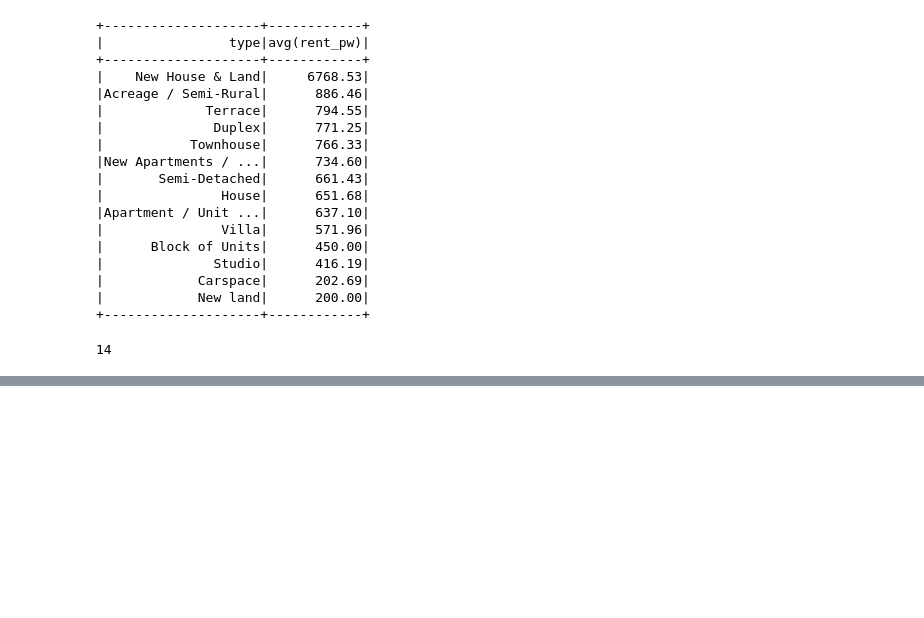
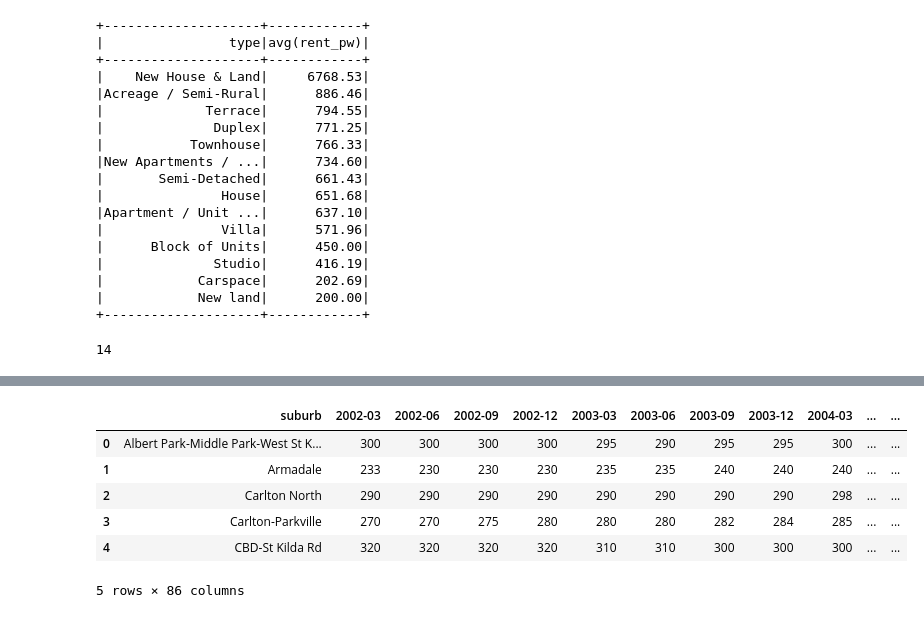
Before and after one commit to MAST30034-AppliedDataScience/project-2-group-real-estate-industry-project-11, a Jupyter notebook: notebooks/preprocess.ipynb, the cells around one changed output, grey strips where cells are left out. Cells and saved outputs as stored; diff of their text form; code cells hidden in the pictures; blank space fills up the shorter version.

Commit message:
Update preprocess.ipynb
I preprocessed 'Moving annual rent by suburb - March quarter 2023.xlsx'.

```diff
--- a/notebooks/preprocess.ipynb
+++ b/notebooks/preprocess.ipynb
@@ -164,3 +172,7 @@ avg_rent_per_type.count()
 |            New land|      200.00|
 +--------------------+------------+
 14
+# %%
+# Read the last page of the xlsx file
+historical_rent = pd.read_excel('../data/raw/Moving annual rent by suburb - March quarter 2023.xlsx', sheet_name='All properties')
+historical_rent.head()
@@ -166,0 +187,5 @@ avg_rent_per_type.count()
+# %%
+# Drop the columns from 'Lease commenced in year ending' to 'Unnamed: 17' (years before 2002 with some missing values) and the fisrt column (irrelevant granular information)
+historical_rent = historical_rent.drop(columns=historical_rent.columns[2:18])
+historical_rent = historical_rent.drop(columns=historical_rent.columns[0])
+historical_rent.head()
@@ -166,0 +200,4 @@ avg_rent_per_type.count()
+# %%
+# Dorp the even columns (count information)
+historical_median = historical_rent.iloc[:, ::2]
+historical_median.head()
@@ -166,0 +212,4 @@ avg_rent_per_type.count()
+# %%
+# Drop the first two rows and reset the index
+historical_median = historical_median.drop([0, 1]).reset_index(drop=True)
+historical_median.head()
@@ -166,0 +224,12 @@ avg_rent_per_type.count()
+# %%
+# Rename the column 'Unnamed: 19' as '2002-03' and the rest of the columns in the format of 'year-month' as each quarter
+historical_median.columns = ['suburb', '2002-03', '2002-06', '2002-09', '2002-12', '2003-03', '2003-06', '2003-09', '2003-12', '2004-03', '2004-06', '2004-09', '2004-12', '2005-03', '2005-06', '2005-09', '2005-12', '2006-03', '2006-06', '2006-09', '2006-12', '2007-03', '2007-06', '2007-09', '2007-12', '2008-03', '2008-06', '2008-09', '2008-12', '2009-03', '2009-06', '2009-09', '2009-12', '2010-03', '2010-06', '2010-09', '2010-12', '2011-03', '2011-06', '2011-09', '2011-12', '2012-03', '2012-06', '2012-09', '2012-12', '2013-03', '2013-06', '2013-09', '2013-12', '2014-03', '2014-06', '2014-09', '2014-12', '2015-03', '2015-06', '2015-09', '2015-12', '2016-03', '2016-06', '2016-09', '2016-12', '2017-03', '2017-06', '2017-09', '2017-12', '2018-03', '2018-06', '2018-09', '2018-12', '2019-03', '2019-06', '2019-09', '2019-12', '2020-03', '2020-06', '2020-09', '2020-12', '2021-03', '2021-06', '2021-09', '2021-12', '2022-03', '2022-06', '2022-09', '2022-12', '2023-03']
+historical_median.head()
+# %% [output]
+|  | suburb | 2002-03 | 2002-06 | 2002-09 | 2002-12 | 2003-03 | 2003-06 | 2003-09 | 2003-12 | 2004-03 | ... | ... |
+| 0 | Albert Park-Middle Park-West St K... | 300 | 300 | 300 | 300 | 295 | 290 | 295 | 295 | 300 | ... | ... |
+| 1 | Armadale | 233 | 230 | 230 | 230 | 235 | 235 | 240 | 240 | 240 | ... | ... |
+| 2 | Carlton North | 290 | 290 | 290 | 290 | 290 | 290 | 290 | 290 | 298 | ... | ... |
+| 3 | Carlton-Parkville | 270 | 270 | 275 | 280 | 280 | 280 | 282 | 284 | 285 | ... | ... |
+| 4 | CBD-St Kilda Rd | 320 | 320 | 320 | 320 | 310 | 310 | 300 | 300 | 300 | ... | ... |
+5 rows × 86 columns
```
Also changed, not shown: parts of 11 cells of this notebook.
